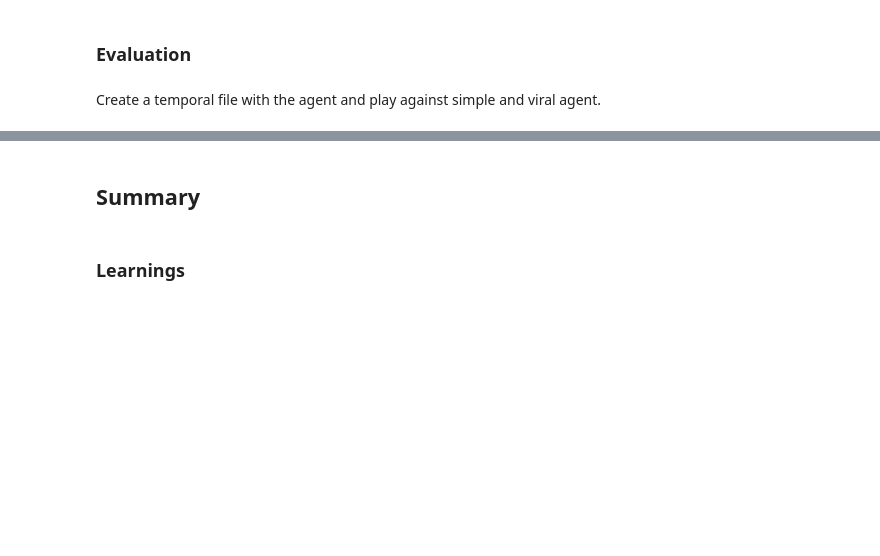
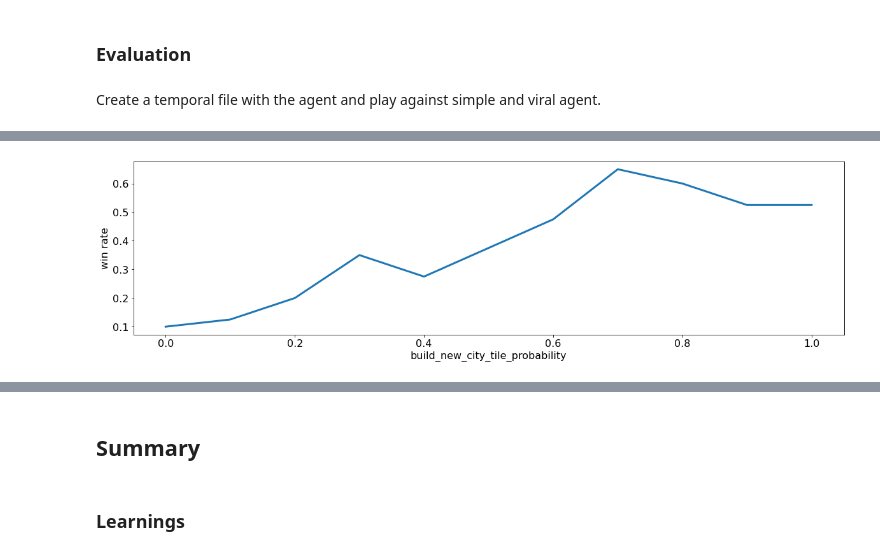
Before and after one commit to ironbar/luxai, a Jupyter notebook: notebooks/003_task_manager.ipynb, the cells around one changed output, grey strips where cells are left out. Drawn from its saved outputs; the diff is of its cells as text; code cells hidden in the pictures; blank space fills up the shorter version.

```diff
--- a/notebooks/003_task_manager.ipynb
+++ b/notebooks/003_task_manager.ipynb
@@ -70,11 +72,16 @@ RuntimeError: No active exception to reraise
 ### Evaluation
 # %% [markdown]
 Create a temporal file with the agent and play against simple and viral agent.
+# %%
+def evaluate_against_viral_agent(temporal_agent, n_matches=200):
+    matches_results = play_matches_in_parallel(agents=[temporal_agent, '../agents/viral.py'], n_matches=n_matches)
+    matches_results += [result[::-1] for result in play_matches_in_parallel(agents=['../agents/viral.py', temporal_agent], n_matches=n_matches)]
+    return compute_result_ratios(matches_results)
 # %%
 text = """
 from luxai.agents.task_manager import TaskManagerAgent
 
-global_agent = TaskManagerAgent()
+global_agent = TaskManagerAgent(1)
 
 def agent(observation, configuration):
     return global_agent(observation, configuration)
@@ -96,0 +112,23 @@ compute_result_ratios(matches_results)
+# %%
+alpha_range = np.linspace(0, 1, 11)
+n_matches = 20
+results = []
+for alpha in tqdm(alpha_range, desc=''):
+    text = """
+from luxai.agents.task_manager import TaskManagerAgent
+
+global_agent = TaskManagerAgent(%.2f)
+
+def agent(observation, configuration):
+    return global_agent(observation, configuration)
+"""
+    temporal_agent = create_temporal_python_file(text % alpha)
+    results.append(evaluate_against_viral_agent(temporal_agent, n_matches=n_matches))
+    clear_output()
+    plt.plot(alpha_range[:len(results)], [result[0] for result in results], marker='o')
+    plt.ylabel('win rate')
+    plt.xlabel('build_new_city_tile_probability')
+    plt.grid()
+    plt.show()
+# %% [output]
+[figure, added]
```
Also changed, not shown: parts of 11 cells of this notebook, 1 other file.
